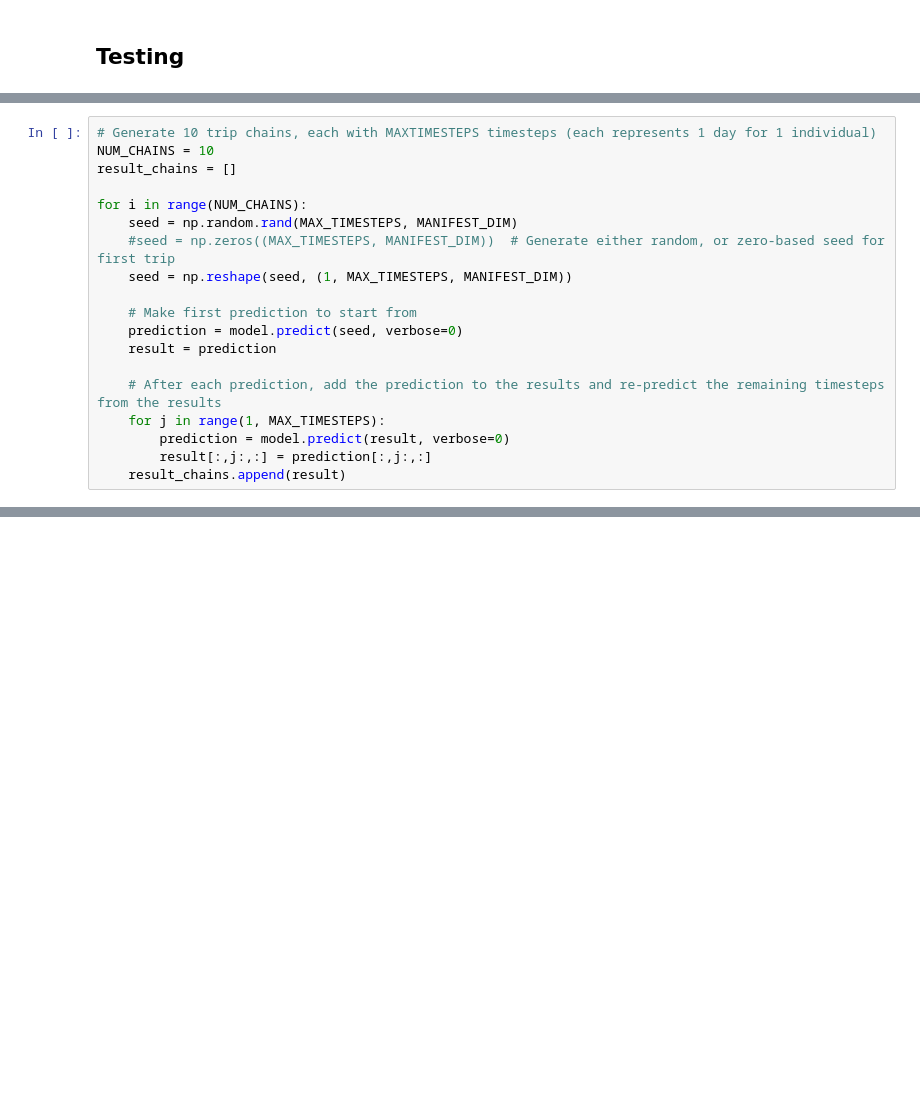
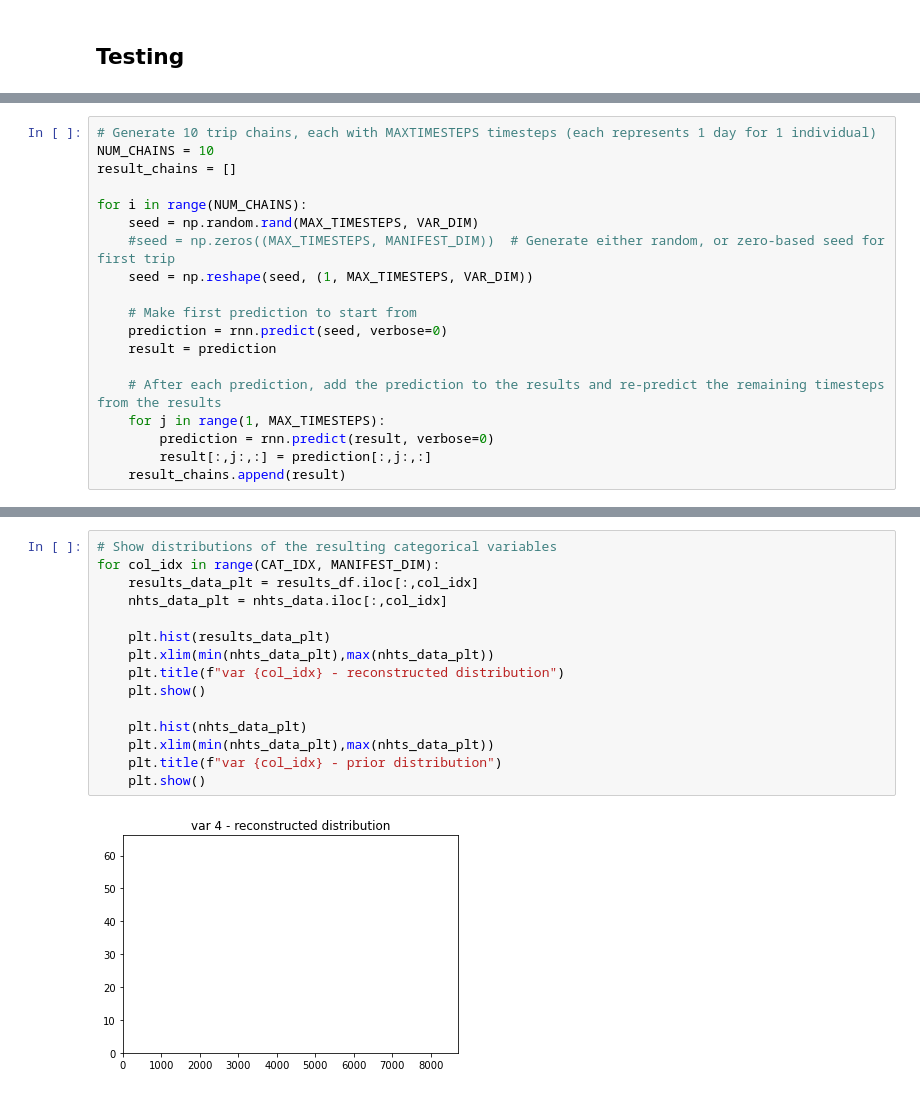
Before and after one commit to zackAemmer/generative_synthesis, a Jupyter notebook: trip_synthesizer.ipynb, the cells around one changed output, grey strips where cells are left out. Cells and saved outputs as stored; diff of their text form; blank space fills up the shorter version.

```diff
--- a/trip_synthesizer.ipynb
+++ b/trip_synthesizer.ipynb
@@ -281,17 +414,17 @@ NUM_CHAINS = 10
 result_chains = []
 
 for i in range(NUM_CHAINS):
-    seed = np.random.rand(MAX_TIMESTEPS, MANIFEST_DIM)
+    seed = np.random.rand(MAX_TIMESTEPS, VAR_DIM)
     #seed = np.zeros((MAX_TIMESTEPS, MANIFEST_DIM))  # Generate either random, or zero-based seed for first trip
-    seed = np.reshape(seed, (1, MAX_TIMESTEPS, MANIFEST_DIM))
+    seed = np.reshape(seed, (1, MAX_TIMESTEPS, VAR_DIM))
 
     # Make first prediction to start from
-    prediction = model.predict(seed, verbose=0)
+    prediction = rnn.predict(seed, verbose=0)
     result = prediction
 
     # After each prediction, add the prediction to the results and re-predict the remaining timesteps from the results
     for j in range(1, MAX_TIMESTEPS):
-        prediction = model.predict(result, verbose=0)
+        prediction = rnn.predict(result, verbose=0)
         result[:,j:,:] = prediction[:,j:,:]
     result_chains.append(result)
 # %%
@@ -345,0 +501,17 @@ synthetic_trips_df
+# %%
+# Show distributions of the resulting categorical variables
+for col_idx in range(CAT_IDX, MANIFEST_DIM):
+    results_data_plt = results_df.iloc[:,col_idx]
+    nhts_data_plt = nhts_data.iloc[:,col_idx]
+
+    plt.hist(results_data_plt)
+    plt.xlim(min(nhts_data_plt),max(nhts_data_plt))
+    plt.title(f"var {col_idx} - reconstructed distribution")
+    plt.show()
+
+    plt.hist(nhts_data_plt)
+    plt.xlim(min(nhts_data_plt),max(nhts_data_plt))
+    plt.title(f"var {col_idx} - prior distribution")
+    plt.show()
+# %% [output]
+[figure, added]
```
Also changed, not shown: parts of 27 cells of this notebook.
